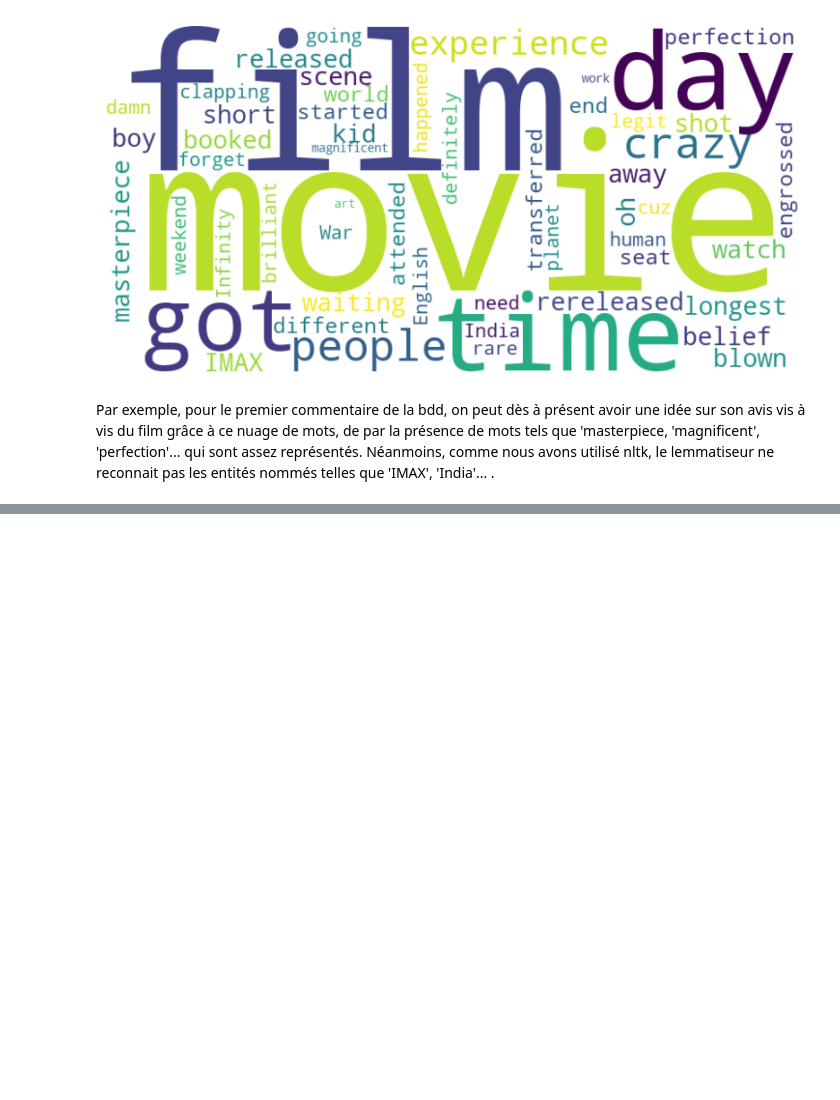
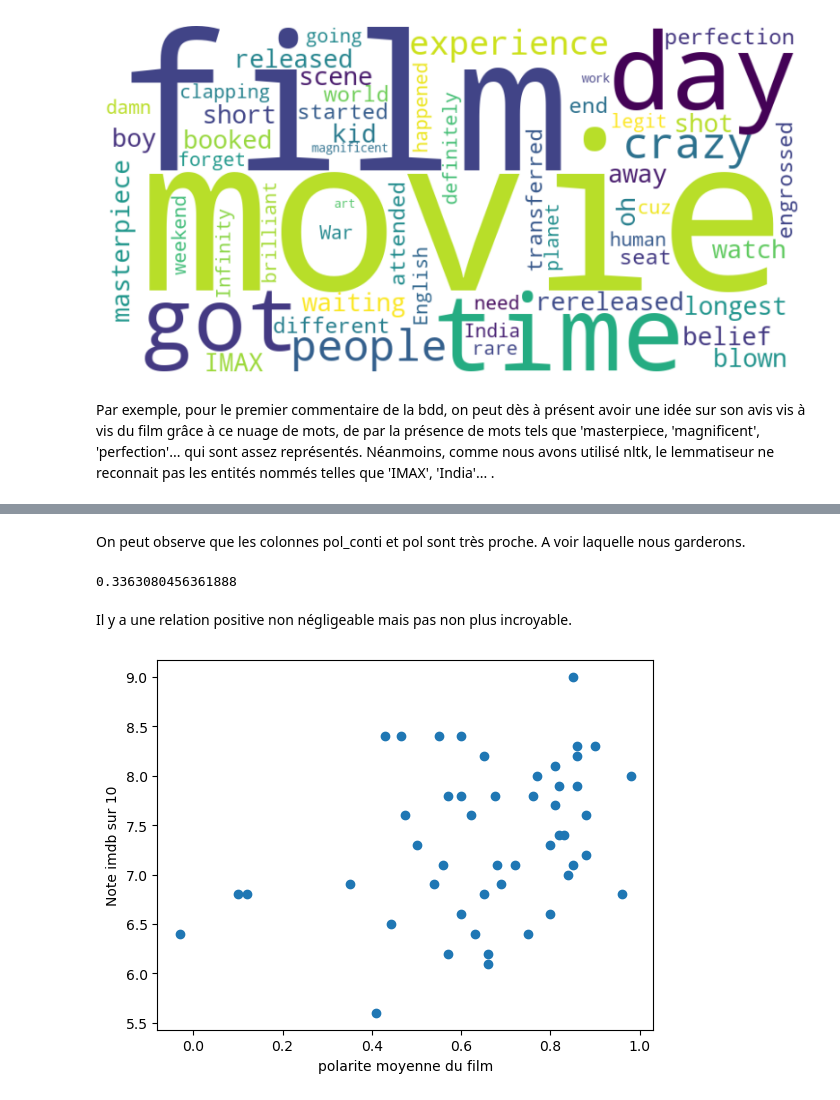
Before and after one commit to LouisArmand0/Projet_Python, a Jupyter notebook: NLP.ipynb, the cells around one changed output, grey strips where cells are left out. Drawn from its saved outputs; the diff is of its cells as text; code cells hidden in the pictures; blank space fills up the shorter version.

```diff
--- a/NLP.ipynb
+++ b/NLP.ipynb
@@ -142,0 +177,5 @@ Par exemple, pour le premier commentaire de la bdd, on peut dès à présent avo
+# %%
+df['pol'] = df["Commentaire"].apply(analyze_sentiment)
+
+#'pol_conti pour polarite continue, puisque on utilise le score directement'
+df['pol_conti'] = df["Commentaire"].apply(sentiment_score_function)
@@ -142,0 +192,5 @@ Par exemple, pour le premier commentaire de la bdd, on peut dès à présent avo
+# %%
+df['pol_num'] = df['pol'].apply(lambda x: 1 if x == 'Positive' else (-1 if x == 'Negative' else 0))
+# %%
+#change le type de la colonne 'Note imdb' en float
+df['Note imdb'] = df['Note imdb'].str.replace(',', '.').astype(float)
@@ -142,0 +199,4 @@ Par exemple, pour le premier commentaire de la bdd, on peut dès à présent avo
+# %%
+grouped = df.groupby('Film')
+sum_by_group = grouped[['pol_num', 'pol_conti', 'Note imdb']].mean()
+sum_by_group
@@ -142,0 +222,17 @@ Par exemple, pour le premier commentaire de la bdd, on peut dès à présent avo
+# %% [markdown]
+On peut observe que les colonnes pol_conti et pol sont très proche. A voir laquelle nous garderons.
+# %%
+correlation = sum_by_group['pol_num'].corr(sum_by_group['Note imdb'])
+print(correlation)
+# %% [output]
+0.3363080456361888
+# %% [markdown]
+Il y a une relation positive non négligeable mais pas non plus incroyable.
+# %%
+# Affichez le nuage de points
+plt.scatter(sum_by_group['pol_num'], sum_by_group['Note imdb'])
+plt.xlabel('polarite moyenne du film')
+plt.ylabel('Note imdb sur 10')
+plt.show()
+# %% [output]
+[figure, added]
```
Also changed, not shown: parts of 15 cells of this notebook.
